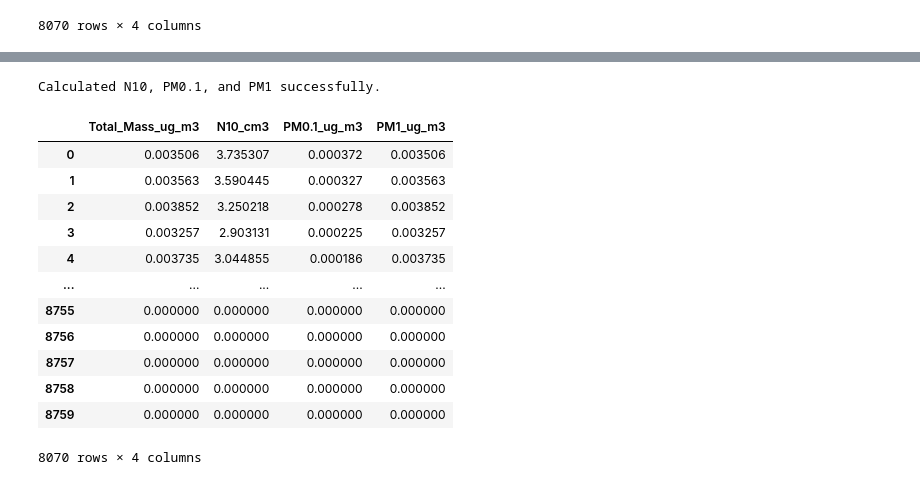
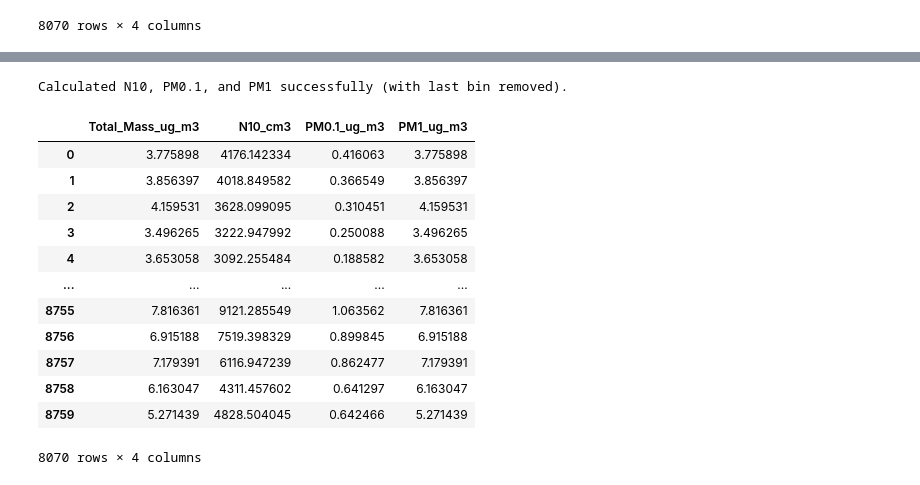
Before and after one commit to georgia-rg/pm01_seasonality, a Jupyter notebook: actris_data.ipynb, the cells around one changed output, grey strips where cells are left out. Saved outputs shown, nothing was run; the diff lists cells and outputs as text; code cells hidden in the pictures.

```diff
--- a/actris_data.ipynb
+++ b/actris_data.ipynb
@@ -96,7 +96,6 @@ dN_dlogDp = dN_dlogDp.apply(pd.to_numeric, errors='coerce')
 # 1. Handle Pressure Column
 if pressure_col is not None:
     df_clean[pressure_col] = pd.to_numeric(df_clean[pressure_col], errors='coerce')
-    # Fill any missing row values with standard pressure
     df_clean[pressure_col] = df_clean[pressure_col].fillna(1013.25)
 else:
     print("Warning: Could not find Pressure column. Using standard pressure (1013.25 hPa).")
@@ -106,26 +105,20 @@ else:
 # 2. Handle Temperature Column (Original in Celsius)
 if temp_col is not None:
     df_clean[temp_col] = pd.to_numeric(df_clean[temp_col], errors='coerce')
-    # Convert original Celsius data to Kelvin
     temp_kelvin = df_clean[temp_col] + 273.15
-    # Fill any missing row values with standard temperature (273.15 K)
     temp_kelvin = temp_kelvin.fillna(273.15)
 else:
     print("Warning: Could not find Temperature column. Using standard temperature (273.15 K).")
     temp_col = 'Temperature_C_Standard'
-    df_clean[temp_col] = 25.0  # Standard temp in Celsius
-    # Create a Series of 273.15 K matching the DataFrame's index length
+    df_clean[temp_col] = 25.0
     temp_kelvin = pd.Series(273.15, index=df_clean.index)
 
-# Adapted STP formula:
-# Pressure is in hPa (Standard = 1013.25), Temp is in Kelvin (Standard = 273.15)
+# Adapted STP formula
 STP_factor = (1013.25 / df_clean[pressure_col]) * (temp_kelvin / 273.15)
-
-# Save the STP factor as a column so we can display it in the summary
 df_clean['STP_factor'] = STP_factor
 
-# Multiply each row in dN/dlogDp by its corresponding STP factor (axis=0)
-dN_dlogDp = dN_dlogDp.multiply(STP_factor, axis=0)
+# FIX: Create a new variable to prevent double-correction if cell is re-run
+dN_dlogDp_STP = dN_dlogDp.multiply(STP_factor, axis=0)
 print("STP applied successfully.")
 
 # Create the summary DataFrame to verify the calculations
@@ -212,46 +212,40 @@ plt.show()
 # %%
 # ==========================================
 # 4.5 Calculate N10, PM0.1, and PM1
 # ==========================================
 
-# First, calculate the actual Number (dN) and Mass (dM) in each bin
-# by multiplying the distributions by the bin widths (dlogDp)
-dN = dN_dlogDp * dlogDp
-dM = dM_dlogDp * dlogDp
+# Use robust column-wise multiplication with the trimmed data
+dN = dN_dlogDp_STP_trimmed.multiply(dlogDp, axis=1)
+dM = dM_dlogDp.multiply(dlogDp, axis=1)
 
 # Create boolean masks for our specific diameter ranges
 mask_N10 = mid_D >= 10.0
 mask_PM01 = mid_D <= 100.0
 mask_PM1 = mid_D <= 1000.0
 
-# Calculate N10 (Sum of dN for Dp >= 10 nm)
-# We use .loc to only select the columns (diameters) that match our mask
-df_clean['N10_cm3'] = dN.loc[:, mask_N10].sum(axis=1)
+# Calculate metrics with min_count=1 to preserve missing data
+df_clean['N10_cm3'] = dN.loc[:, mask_N10].sum(axis=1, min_count=1)
+df_clean['PM0.1_ug_m3'] = dM.loc[:, mask_PM01].sum(axis=1, min_count=1)
+df_clean['PM1_ug_m3'] = dM.loc[:, mask_PM1].sum(axis=1, min_count=1)
 
-# Calculate PM0.1 (Sum of dM for Dp <= 100 nm)
-df_clean['PM0.1_ug_m3'] = dM.loc[:, mask_PM01].sum(axis=1)
-
-# Calculate PM1 (Sum of dM for Dp <= 1000 nm)
-df_clean['PM1_ug_m3'] = dM.loc[:, mask_PM1].sum(axis=1)
-
-print("Calculated N10, PM0.1, and PM1 successfully.")
+print("Calculated N10, PM0.1, and PM1 successfully (with last bin removed).")
 
 # Preview the newly calculated metrics
-df_clean[['Total_Mass_ug_m3', 'N10_cm3', 'PM0.1_ug_m3', 'PM1_ug_m3']]
+display(df_clean[['Total_Mass_ug_m3', 'N10_cm3', 'PM0.1_ug_m3', 'PM1_ug_m3']])
 # %% [output]
-Calculated N10, PM0.1, and PM1 successfully.
+Calculated N10, PM0.1, and PM1 successfully (with last bin removed).
 |  | Total_Mass_ug_m3 | N10_cm3 | PM0.1_ug_m3 | PM1_ug_m3 |
-| 0 | 0.003506 | 3.735307 | 0.000372 | 0.003506 |
-| 1 | 0.003563 | 3.590445 | 0.000327 | 0.003563 |
-| 2 | 0.003852 | 3.250218 | 0.000278 | 0.003852 |
-| 3 | 0.003257 | 2.903131 | 0.000225 | 0.003257 |
-| 4 | 0.003735 | 3.044855 | 0.000186 | 0.003735 |
+| 0 | 3.775898 | 4176.142334 | 0.416063 | 3.775898 |
+| 1 | 3.856397 | 4018.849582 | 0.366549 | 3.856397 |
+| 2 | 4.159531 | 3628.099095 | 0.310451 | 4.159531 |
+| 3 | 3.496265 | 3222.947992 | 0.250088 | 3.496265 |
+| 4 | 3.653058 | 3092.255484 | 0.188582 | 3.653058 |
 | ... | ... | ... | ... | ... |
-| 8755 | 0.000000 | 0.000000 | 0.000000 | 0.000000 |
-| 8756 | 0.000000 | 0.000000 | 0.000000 | 0.000000 |
-| 8757 | 0.000000 | 0.000000 | 0.000000 | 0.000000 |
-| 8758 | 0.000000 | 0.000000 | 0.000000 | 0.000000 |
-| 8759 | 0.000000 | 0.000000 | 0.000000 | 0.000000 |
+| 8755 | 7.816361 | 9121.285549 | 1.063562 | 7.816361 |
+| 8756 | 6.915188 | 7519.398329 | 0.899845 | 6.915188 |
+| 8757 | 7.179391 | 6116.947239 | 0.862477 | 7.179391 |
+| 8758 | 6.163047 | 4311.457602 | 0.641297 | 6.163047 |
+| 8759 | 5.271439 | 4828.504045 | 0.642466 | 5.271439 |
 8070 rows × 4 columns
 # %%
 # ==========================================
```
Also changed, not shown: parts of 2 cells of this notebook.
